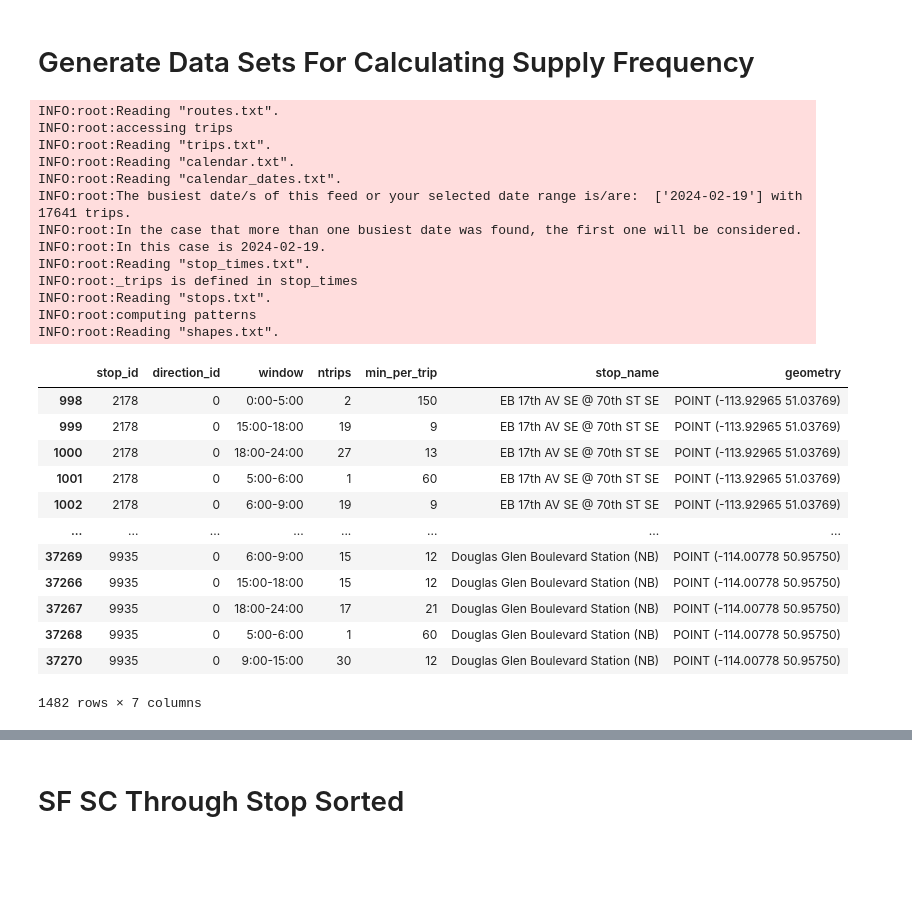
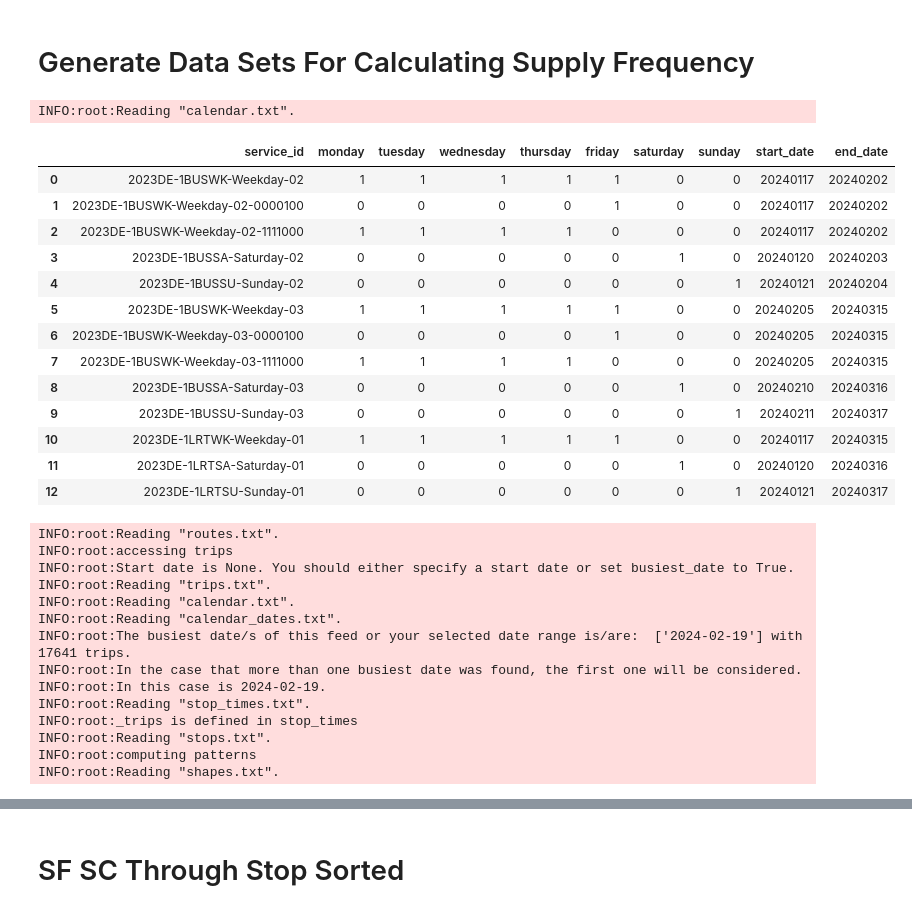
Before and after one commit to sulemanbasit/Calgary-Transit-Economic-Gap-Analysis, a Jupyter notebook: ctga.ipynb, the cells around one changed output, grey strips where cells are left out. Cells and saved outputs as stored; diff of their text form; code cells hidden in the pictures; blank space fills up the shorter version.

```diff
--- a/ctga.ipynb
+++ b/ctga.ipynb
@@ -266,8 +189,26 @@ gpd_data.to_file(folder_path+"Community_Z_Boundary.geojson", driver="GeoJSON")
 # Generate Data Sets For Calculating Supply Frequency
 # %%
 gtfs_path = os.getcwd()+"/Data Sets/CT_GTFS.zip"
-# feed = Feed(gtfs_path, start_date = "2024-02-19", end_date = "2024-02-23", time_windows=[0,1,2,3,4,5,6,7,8,9,10,11,12,13,14,15,16,17,18,19,20,21,22,23,24])
-feed = Feed(gtfs_path, start_date = "2024-02-19", end_date = "2024-02-23", time_windows=[0,5,6,9,15,18,24])
+feed = Feed(gtfs_path, time_windows=[0,1,2,3,4,5,6,7,8,9,10,11,12,13,14,15,16,17,18,19,20,21,22,23,24])
+# feed = Feed(gtfs_path, start_date = "2024-02-19", end_date = "2024-02-23", time_windows=[0,5,6,9,15,18,24])
+# %%
+feed.get_calendar()
+# %% [output]
+INFO:root:Reading "calendar.txt".
+|  | service_id | monday | tuesday | wednesday | thursday | friday | saturday | sunday | start_date | end_date |
+| 0 | 2023DE-1BUSWK-Weekday-02 | 1 | 1 | 1 | 1 | 1 | 0 | 0 | 20240117 | 20240202 |
+| 1 | 2023DE-1BUSWK-Weekday-02-0000100 | 0 | 0 | 0 | 0 | 1 | 0 | 0 | 20240117 | 20240202 |
+| 2 | 2023DE-1BUSWK-Weekday-02-1111000 | 1 | 1 | 1 | 1 | 0 | 0 | 0 | 20240117 | 20240202 |
+| 3 | 2023DE-1BUSSA-Saturday-02 | 0 | 0 | 0 | 0 | 0 | 1 | 0 | 20240120 | 20240203 |
+| 4 | 2023DE-1BUSSU-Sunday-02 | 0 | 0 | 0 | 0 | 0 | 0 | 1 | 20240121 | 20240204 |
+| 5 | 2023DE-1BUSWK-Weekday-03 | 1 | 1 | 1 | 1 | 1 | 0 | 0 | 20240205 | 20240315 |
+| 6 | 2023DE-1BUSWK-Weekday-03-0000100 | 0 | 0 | 0 | 0 | 1 | 0 | 0 | 20240205 | 20240315 |
+| 7 | 2023DE-1BUSWK-Weekday-03-1111000 | 1 | 1 | 1 | 1 | 0 | 0 | 0 | 20240205 | 20240315 |
+| 8 | 2023DE-1BUSSA-Saturday-03 | 0 | 0 | 0 | 0 | 0 | 1 | 0 | 20240210 | 20240316 |
+| 9 | 2023DE-1BUSSU-Sunday-03 | 0 | 0 | 0 | 0 | 0 | 0 | 1 | 20240211 | 20240317 |
+| 10 | 2023DE-1LRTWK-Weekday-01 | 1 | 1 | 1 | 1 | 1 | 0 | 0 | 20240117 | 20240315 |
+| 11 | 2023DE-1LRTSA-Saturday-01 | 0 | 0 | 0 | 0 | 0 | 1 | 0 | 20240120 | 20240316 |
+| 12 | 2023DE-1LRTSU-Sunday-01 | 0 | 0 | 0 | 0 | 0 | 0 | 1 | 20240121 | 20240317 |
 # %%
 routes = feed.routes
 trips = feed.trips
@@ -277,6 +218,7 @@ shapes = feed.shapes
 # %% [output]
 INFO:root:Reading "routes.txt".
 INFO:root:accessing trips
+INFO:root:Start date is None. You should either specify a start date or set busiest_date to True.
 INFO:root:Reading "trips.txt".
 INFO:root:Reading "calendar.txt".
 INFO:root:Reading "calendar_dates.txt".
@@ -294,24 +233,3 @@ stop_freq = feed.stops_freq
-# %%
-stop_list = [3641, 3816, 3817, 3960, 4155, 4934, 6801, 6802, 6803, 6804, 6805, 6806, 6807, 6815, 6816, 6817, 6818, 6819, 6820, 6822, 6823, 6824, 6825, 6827, 6828, 6829, 6830, 6831, 8556, 8557, 8558, 8559, 8560, 8561, 8562, 8563, 8564, 8565, 8566, 9261, 9262, 9263, 9264, 9387, 9390, 9391, 9392, 3627, 3628, 3629, 3630, 3631, 3632, 3633, 3634, 3635, 3636, 3637, 3638, 3639, 6747, 6808, 6809, 6810, 6811, 6812, 6813, 6814, 6825, 6831, 8567, 8568, 8569, 8570, 8571, 8572, 9385, 9396, 9781, 9896, 9897, 2350, 2376, 2793, 2794, 2795, 2796, 2797, 2798, 2799, 2800, 2801, 2802, 2803, 3495, 5701, 5703, 5718, 5730, 5731, 5732, 5734, 5789, 6048, 6724, 6846, 7281, 7759, 7762, 7763, 7764, 7881, 7892, 8157, 8161, 8162, 8163, 8215, 9400, 9407, 9409, 9430, 9439, 9617, 3368, 3370, 3371, 3372, 3380, 3381, 3382, 3383, 3384, 3751, 3761, 4567, 4568, 4582, 4583, 5147, 5385, 5630, 5752, 5754, 5767, 5769, 6099, 6110, 6111, 6586, 6982, 8038, 8368, 9174, 9178, 9828, 2469, 2486, 2487, 2488, 2489, 2498, 3371, 3531, 3744, 3745, 3746, 3747, 3748, 3755, 3756, 3764, 3765, 3766, 3767, 3870, 5762, 5763, 6119, 6982, 9453, 9935, 2178, 2180, 2234, 2299, 2788, 3387, 3388, 3389, 3390, 3391, 3392, 3886, 4352, 5057, 7380, 8271, 8653, 8832, 9802, 9805, 9807, 9808, 9809, 9810, 9815, 9816, 9817, 9818, 9820, 9821]
-stop_list_str = [str(x) for x in stop_list]
-# stop_freq.loc[stop_freq["stop_id"].isin(stop_list_str)].sort_values(by='stop_id').to_excel("PTN_stop_frequency.xlsx")
-stop_freq.loc[stop_freq["stop_id"].isin(stop_list_str)].sort_values(by='stop_id')
-# type(stop_freq["stop_id"][1])
-# stop_freq
-# %% [output]
-|  | stop_id | direction_id | window | ntrips | min_per_trip | stop_name | geometry |
-| 998 | 2178 | 0 | 0:00-5:00 | 2 | 150 | EB 17th AV SE @ 70th ST SE | POINT (-113.92965 51.03769) |
-| 999 | 2178 | 0 | 15:00-18:00 | 19 | 9 | EB 17th AV SE @ 70th ST SE | POINT (-113.92965 51.03769) |
-| 1000 | 2178 | 0 | 18:00-24:00 | 27 | 13 | EB 17th AV SE @ 70th ST SE | POINT (-113.92965 51.03769) |
-| 1001 | 2178 | 0 | 5:00-6:00 | 1 | 60 | EB 17th AV SE @ 70th ST SE | POINT (-113.92965 51.03769) |
-| 1002 | 2178 | 0 | 6:00-9:00 | 19 | 9 | EB 17th AV SE @ 70th ST SE | POINT (-113.92965 51.03769) |
-| ... | ... | ... | ... | ... | ... | ... | ... |
-| 37269 | 9935 | 0 | 6:00-9:00 | 15 | 12 | Douglas Glen Boulevard Station (NB) | POINT (-114.00778 50.95750) |
-| 37266 | 9935 | 0 | 15:00-18:00 | 15 | 12 | Douglas Glen Boulevard Station (NB) | POINT (-114.00778 50.95750) |
-| 37267 | 9935 | 0 | 18:00-24:00 | 17 | 21 | Douglas Glen Boulevard Station (NB) | POINT (-114.00778 50.95750) |
-| 37268 | 9935 | 0 | 5:00-6:00 | 1 | 60 | Douglas Glen Boulevard Station (NB) | POINT (-114.00778 50.95750) |
-| 37270 | 9935 | 0 | 9:00-15:00 | 30 | 12 | Douglas Glen Boulevard Station (NB) | POINT (-114.00778 50.95750) |
-1482 rows × 7 columns
 # %%
 line_freq = feed.lines_freq
 # %%
```
Also changed, not shown: parts of 93 cells of this notebook, 14 other files.
